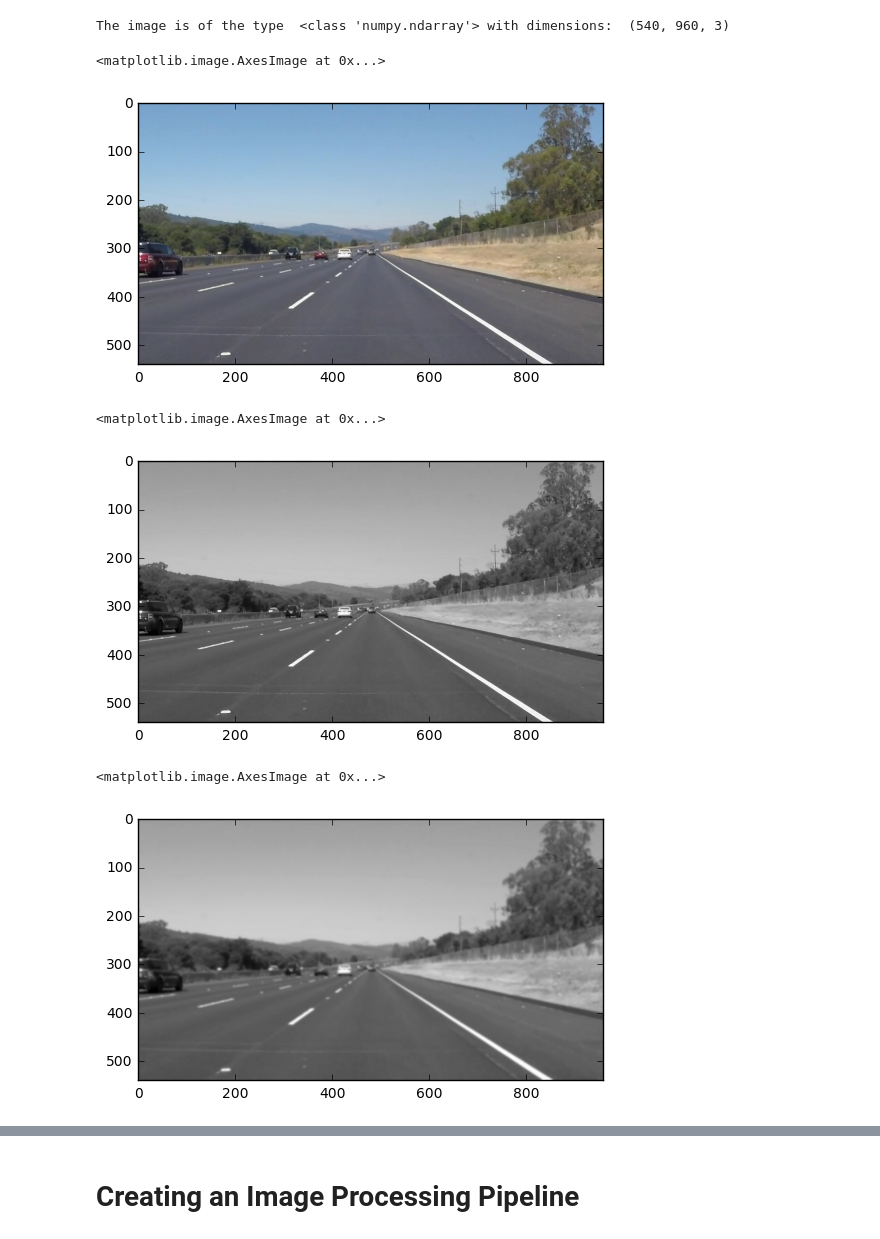
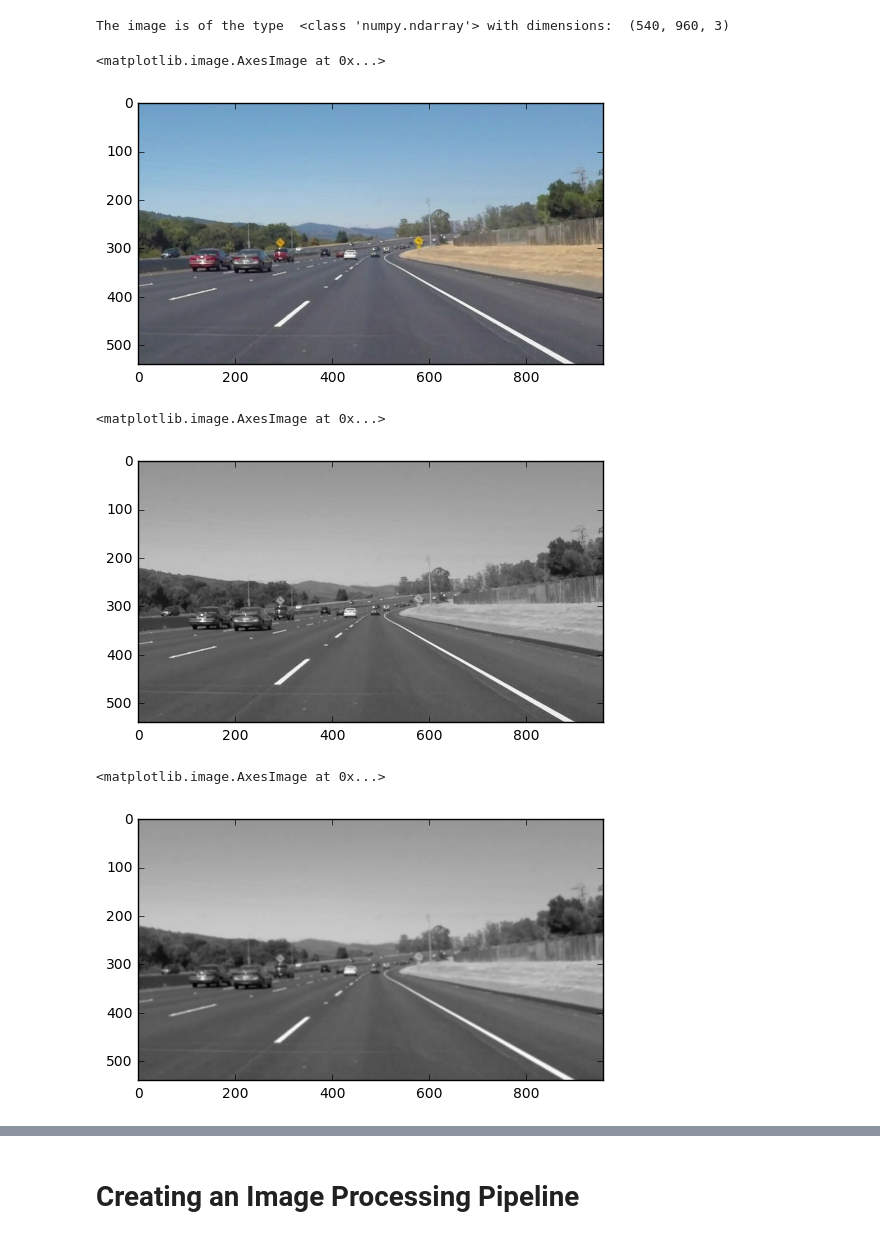
Before and after one commit to gokivego/CarND-LaneDetection, a Jupyter notebook: Project1_Cartesian_Vego.ipynb, the cells around one changed output, grey strips where cells are left out. Saved outputs shown, nothing was run; the diff lists cells and outputs as text; code cells hidden in the pictures.

```diff
--- a/Project1_Cartesian_Vego.ipynb
+++ b/Project1_Cartesian_Vego.ipynb
@@ -7,14 +7,14 @@ from scipy.interpolate import UnivariateSpline
 %matplotlib inline
 # %%
 # Reading the image into the notebook
-image = mpimg.imread('test_images/solidWhiteRight.jpg')
+image = mpimg.imread('test_images/solidWhiteCurve.jpg')
 # Printing out some stats about the image
 print ('The image is of the type ', type(image), 'with dimensions: ', image.shape)
 plt.imshow(image)
 # %% [output]
 The image is of the type  <class 'numpy.ndarray'> with dimensions:  (540, 960, 3)
 <matplotlib.image.AxesImage at 0x...>
-[figure, old version]
+[figure, new version]
 # %%
 import math
 
@@ -216,14 +216,14 @@ gray = grayscale(image)
 plt.imshow(gray, cmap= 'gray')
 # %% [output]
 <matplotlib.image.AxesImage at 0x...>
-[figure, old version]
+[figure, new version]
 # %%
 # Applying Gaussian_blur on the grayscaled image
-blur = gaussian_blur(gray,9)
+blur = gaussian_blur(gray,7)
 plt.imshow(blur, cmap = 'gray')
 # %% [output]
 <matplotlib.image.AxesImage at 0x...>
-[figure, old version]
+[figure, new version]
 # %%
 # Trying Canny edge Detection
 cannyEdge = canny(blur,120,200)
```
Also changed, not shown: parts of 13 cells of this notebook.
